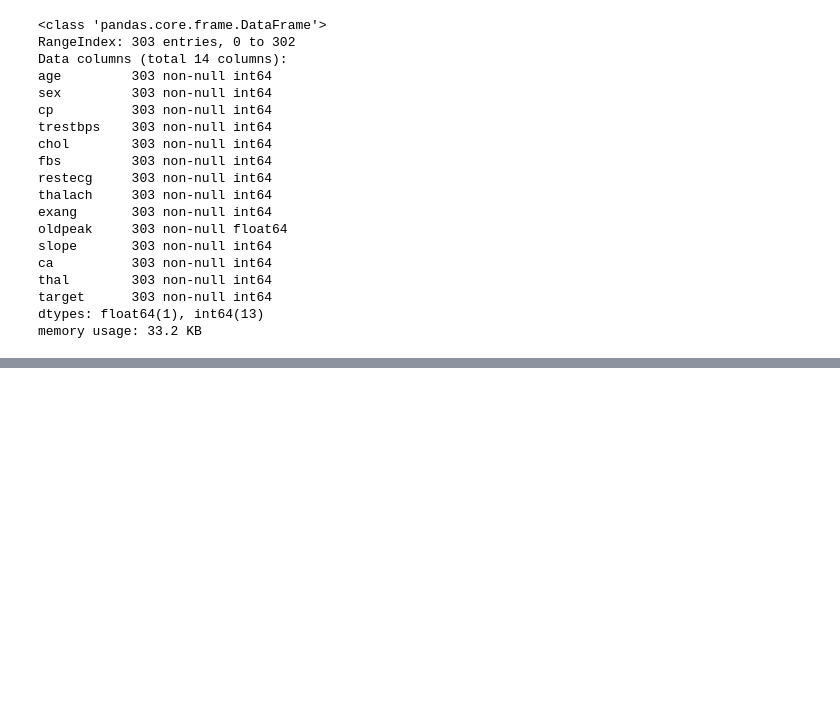
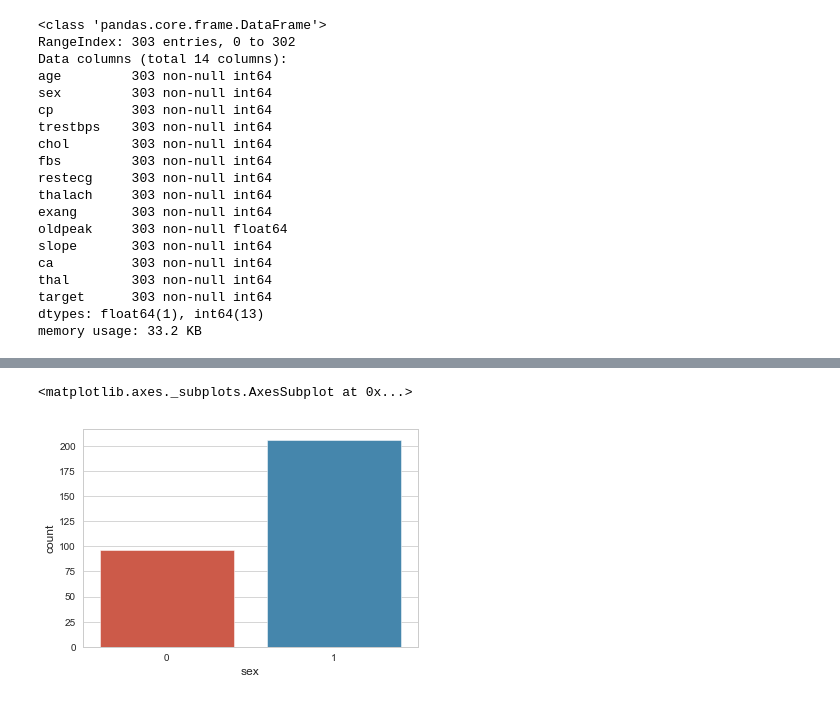
Before and after one commit to deltonmyalil/HeartDiseasePrediction, a Jupyter notebook: HeartDiseasePrediction/HeartDiseasePredictionNotebook.ipynb, the cells around one changed output, grey strips where cells are left out. Saved outputs shown, nothing was run; the diff lists cells and outputs as text; code cells hidden in the pictures; blank space fills up the shorter version.

```diff
--- a/HeartDiseasePrediction/HeartDiseasePredictionNotebook.ipynb
+++ b/HeartDiseasePrediction/HeartDiseasePredictionNotebook.ipynb
@@ -41,0 +199,7 @@ memory usage: 33.2 KB
+# %%
+# Sex distribution
+pd.DataFrame(data['sex'].value_counts())
+sns.countplot(data['sex'])
+# %% [output]
+<matplotlib.axes._subplots.AxesSubplot at 0x...>
+[figure, added]
```
Also changed, not shown: parts of 62 cells of this notebook, 1 other file.
